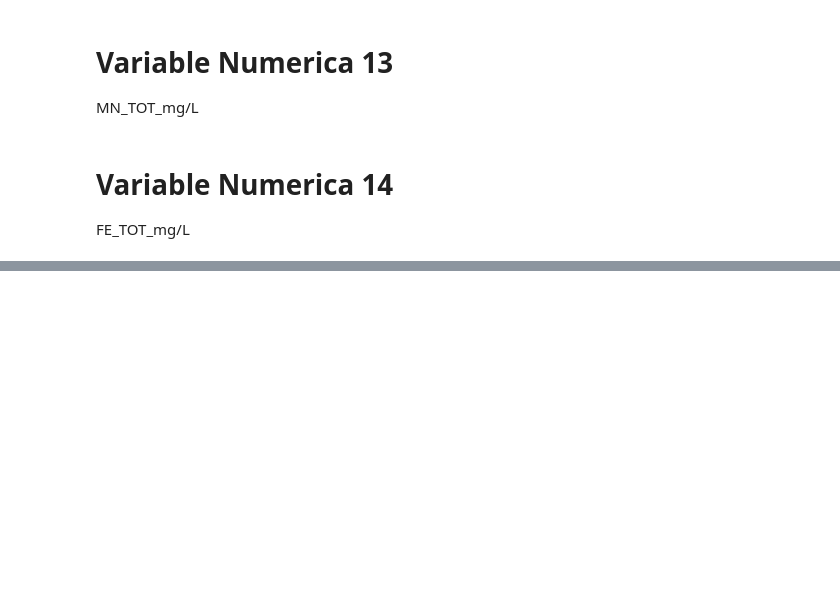
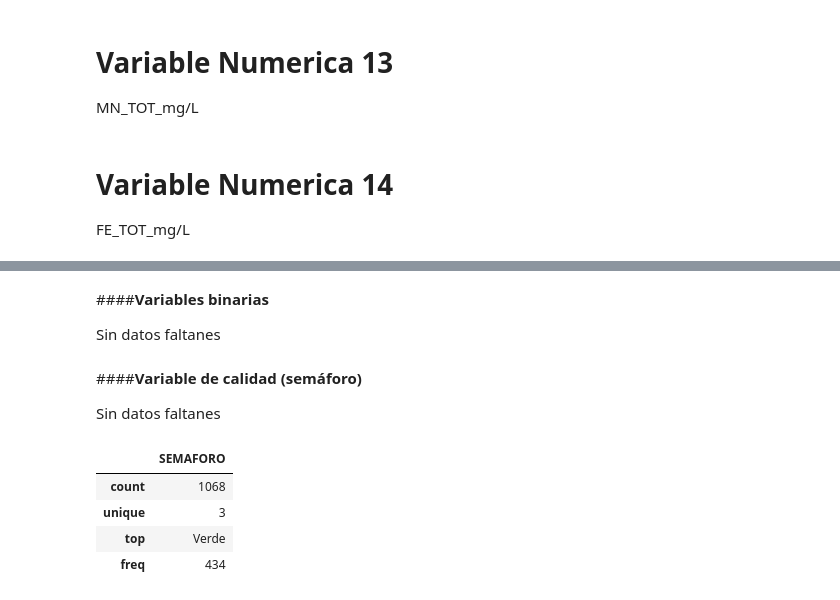
Before and after one commit to PosgradoMNA/actividades-del-projecto-equipo_36, a Jupyter notebook: Reto_Aguas_subterraneas_Entrega1.ipynb, the cells around one changed output, grey strips where cells are left out. Drawn from its saved outputs; the diff is of its cells as text; code cells hidden in the pictures; blank space fills up the shorter version.

```diff
--- a/Reto_Aguas_subterraneas_Entrega1.ipynb
+++ b/Reto_Aguas_subterraneas_Entrega1.ipynb
@@ -808,0 +841,16 @@ FE_TOT_mg/L
+# %% [markdown]
+####**Variables binarias**
+
+Sin datos faltanes
+# %% [markdown]
+####**Variable de calidad (semáforo)**
+
+Sin datos faltanes
+# %%
+df[calidad].describe()
+# %% [output]
+|  | SEMAFORO |
+| count | 1068 |
+| unique | 3 |
+| top | Verde |
+| freq | 434 |
```
Also changed, not shown: parts of 21 cells of this notebook.
